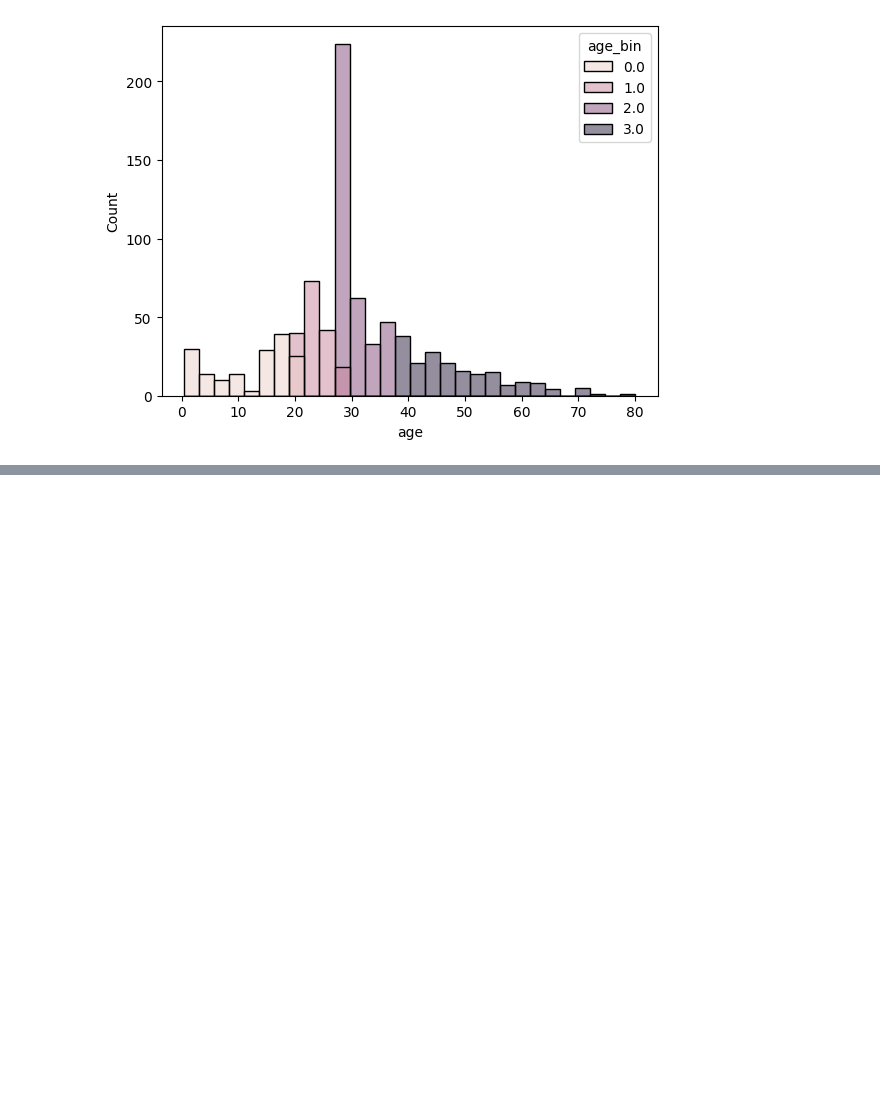
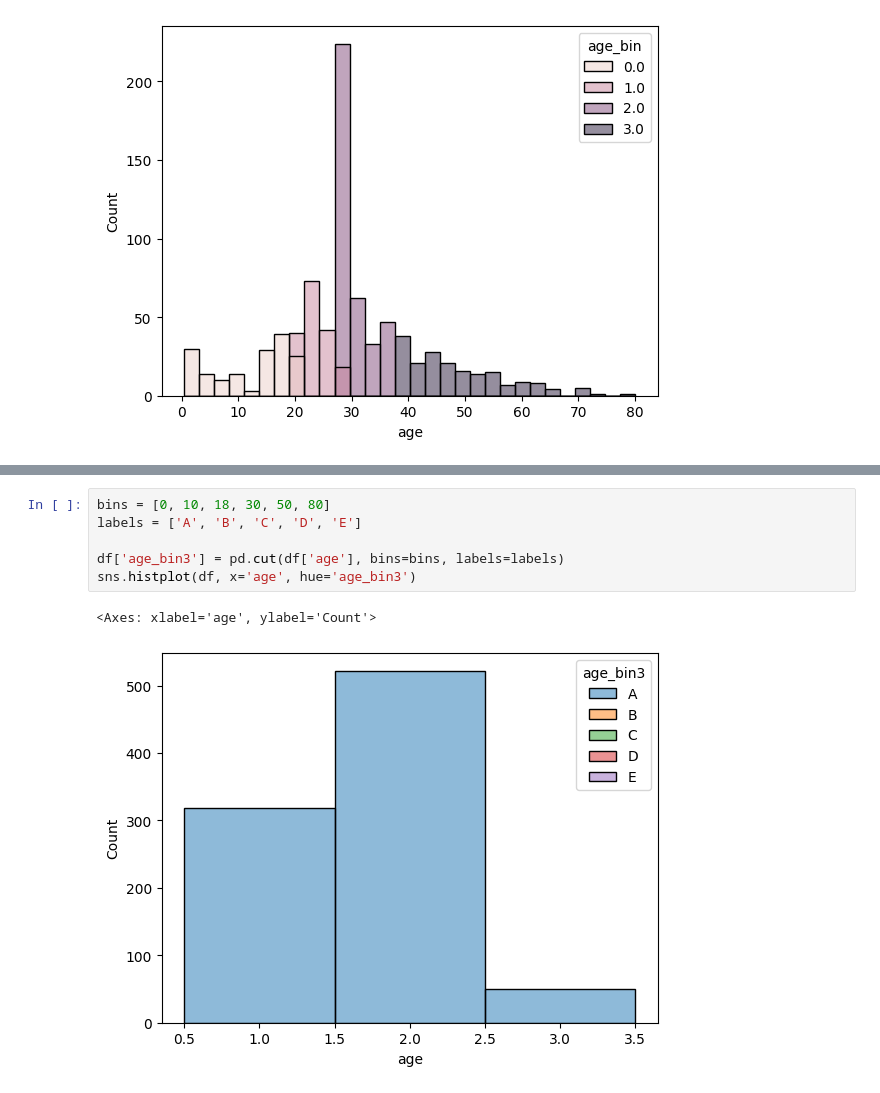
Before and after one commit to shahahmad-dev/machine_learnig, a Jupyter notebook: 08_discretization.ipynb, the cells around one changed output, grey strips where cells are left out. Cells and saved outputs as stored; diff of their text form; blank space fills up the shorter version.

```diff
--- a/08_discretization.ipynb
+++ b/08_discretization.ipynb
@@ -27,0 +37,9 @@ sns.histplot(df, x='age', hue='age_bin')
+# %%
+bins = [0, 10, 18, 30, 50, 80]
+labels = ['A', 'B', 'C', 'D', 'E']
+
+df['age_bin3'] = pd.cut(df['age'], bins=bins, labels=labels)
+sns.histplot(df, x='age', hue='age_bin3')
+# %% [output]
+<Axes: xlabel='age', ylabel='Count'>
+[figure, added]
```
Also changed, not shown: parts of 3 cells of this notebook.
